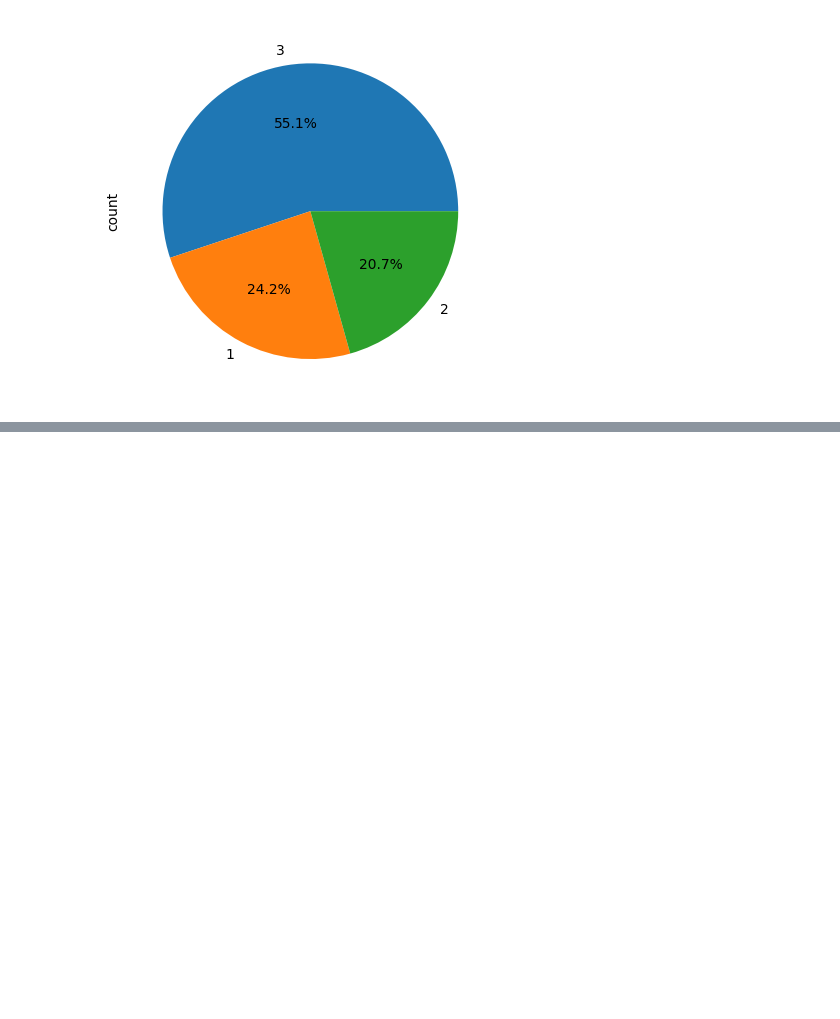
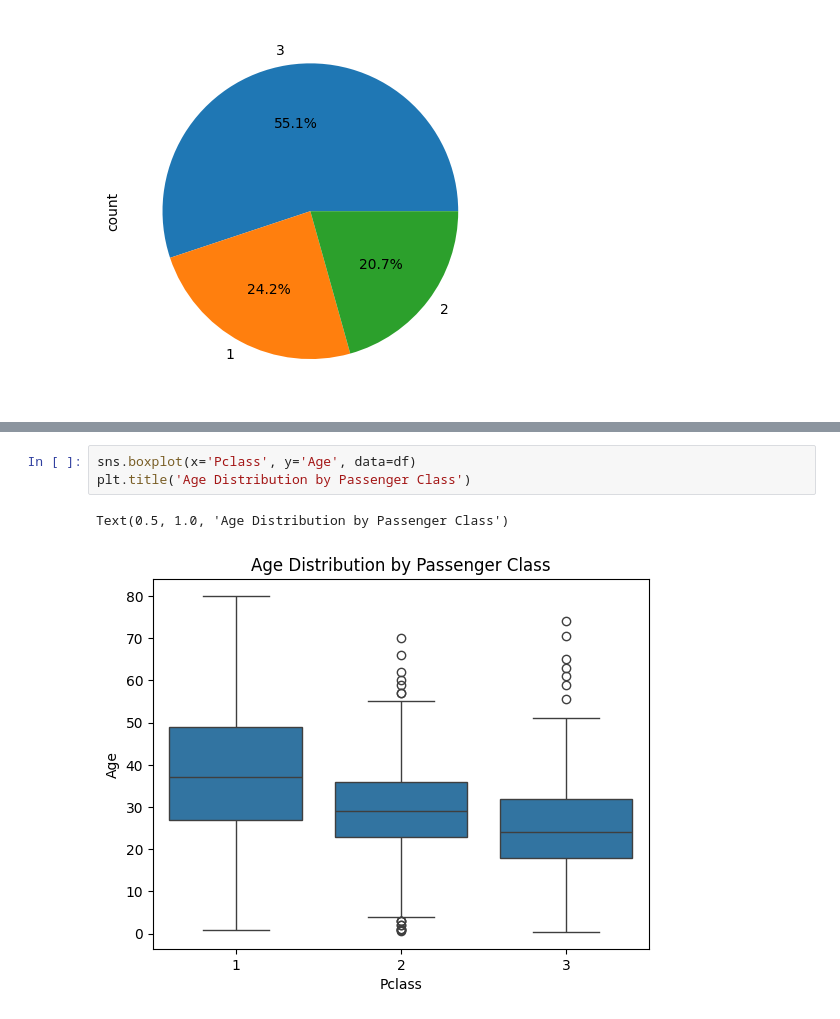
Before and after one commit to 01raghavmittal/AI-learning, a Jupyter notebook: Machine Learning/100 Days of Machine Learning/EDA/univarite_analysis.ipynb, the cells around one changed output, grey strips where cells are left out. Saved outputs shown, nothing was run; the diff lists cells and outputs as text; blank space fills up the shorter version.

```diff
--- a/Machine Learning/100 Days of Machine Learning/EDA/univarite_analysis.ipynb
+++ b/Machine Learning/100 Days of Machine Learning/EDA/univarite_analysis.ipynb
@@ -95,0 +113,6 @@ df['Pclass'].value_counts().plot(kind='pie', autopct='%1.1f%%')
+# %%
+sns.boxplot(x='Pclass', y='Age', data=df)
+plt.title('Age Distribution by Passenger Class')
+# %% [output]
+Text(0.5, 1.0, 'Age Distribution by Passenger Class')
+[figure, added]
```
Also changed, not shown: parts of 4 cells of this notebook, 1 other file.
